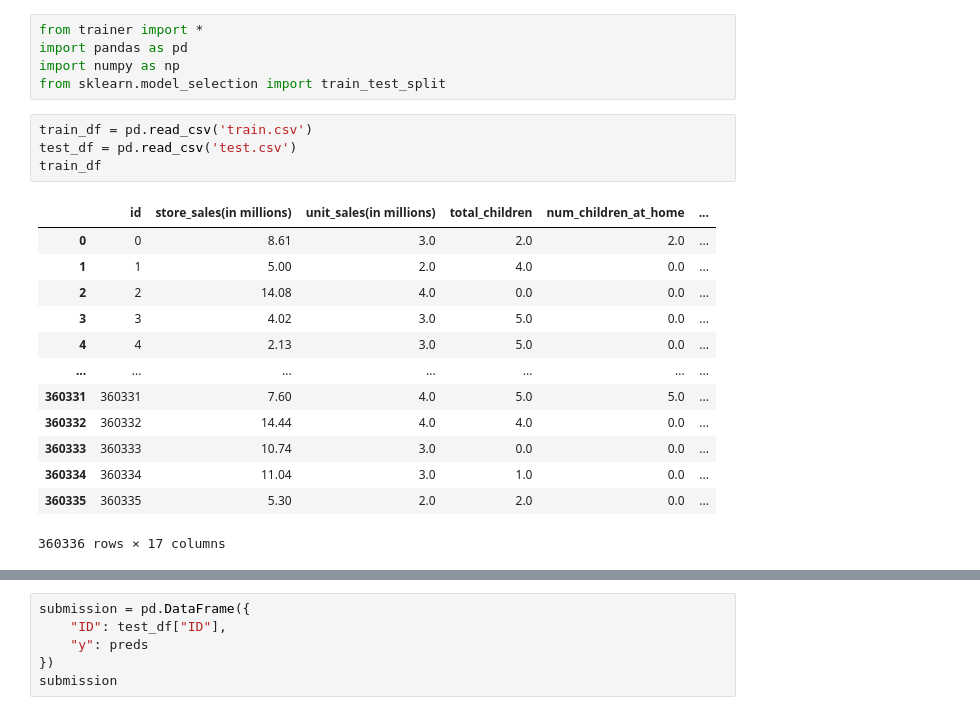
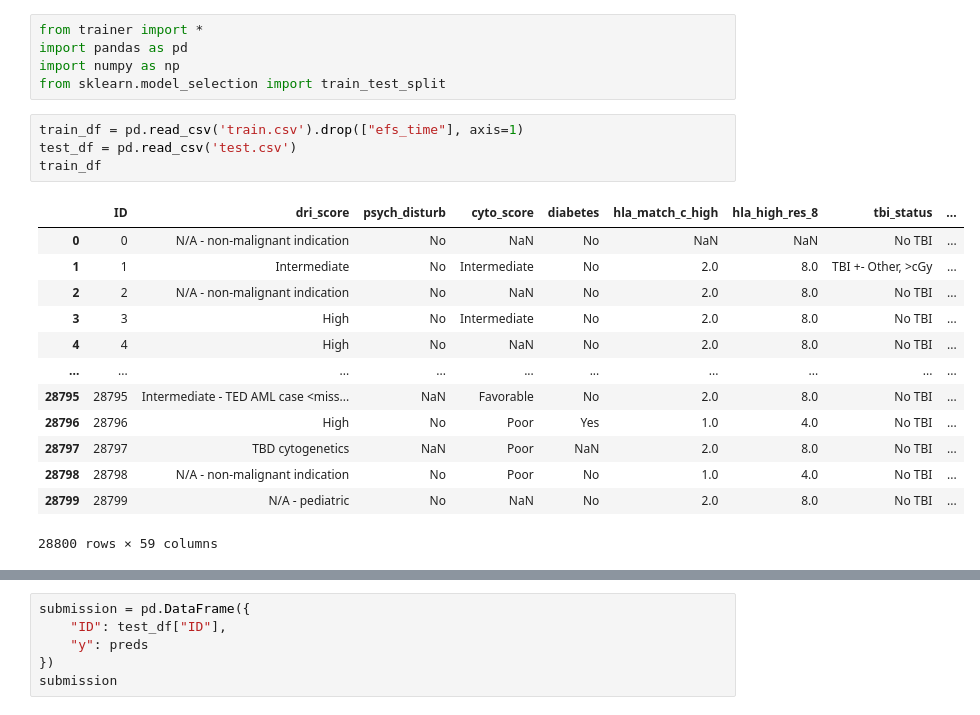
Before and after one commit to b-ionut-r/TabularAML, a Jupyter notebook: main.ipynb, the cells around one changed output, grey strips where cells are left out. Drawn from its saved outputs; the diff is of its cells as text.

```diff
--- a/main.ipynb
+++ b/main.ipynb
@@ -4,23 +4,23 @@ import pandas as pd
 import numpy as np
 from sklearn.model_selection import train_test_split
 # %%
-train_df = pd.read_csv('train.csv')
+train_df = pd.read_csv('train.csv').drop(["efs_time"], axis=1)
 test_df = pd.read_csv('test.csv')
 train_df
 # %% [output]
-|  | id | store_sales(in millions) | unit_sales(in millions) | total_children | num_children_at_home | ... |
-| 0 | 0 | 8.61 | 3.0 | 2.0 | 2.0 | ... |
-| 1 | 1 | 5.00 | 2.0 | 4.0 | 0.0 | ... |
-| 2 | 2 | 14.08 | 4.0 | 0.0 | 0.0 | ... |
-| 3 | 3 | 4.02 | 3.0 | 5.0 | 0.0 | ... |
-| 4 | 4 | 2.13 | 3.0 | 5.0 | 0.0 | ... |
-| ... | ... | ... | ... | ... | ... | ... |
-| 360331 | 360331 | 7.60 | 4.0 | 5.0 | 5.0 | ... |
-| 360332 | 360332 | 14.44 | 4.0 | 4.0 | 0.0 | ... |
-| 360333 | 360333 | 10.74 | 3.0 | 0.0 | 0.0 | ... |
-| 360334 | 360334 | 11.04 | 3.0 | 1.0 | 0.0 | ... |
-| 360335 | 360335 | 5.30 | 2.0 | 2.0 | 0.0 | ... |
+|  | ID | dri_score | psych_disturb | cyto_score | diabetes | hla_match_c_high | hla_high_res_8 | tbi_status | ... |
+| 0 | 0 | N/A - non-malignant indication | No | NaN | No | NaN | NaN | No TBI | ... |
+| 1 | 1 | Intermediate | No | Intermediate | No | 2.0 | 8.0 | TBI +- Other, >cGy | ... |
+| 2 | 2 | N/A - non-malignant indication | No | NaN | No | 2.0 | 8.0 | No TBI | ... |
+| 3 | 3 | High | No | Intermediate | No | 2.0 | 8.0 | No TBI | ... |
+| 4 | 4 | High | No | NaN | No | 2.0 | 8.0 | No TBI | ... |
+| ... | ... | ... | ... | ... | ... | ... | ... | ... | ... |
+| 28795 | 28795 | Intermediate - TED AML case <miss... | NaN | Favorable | No | 2.0 | 8.0 | No TBI | ... |
+| 28796 | 28796 | High | No | Poor | Yes | 1.0 | 4.0 | No TBI | ... |
+| 28797 | 28797 | TBD cytogenetics | NaN | Poor | NaN | 2.0 | 8.0 | No TBI | ... |
+| 28798 | 28798 | N/A - non-malignant indication | No | Poor | No | 1.0 | 4.0 | No TBI | ... |
+| 28799 | 28799 | N/A - pediatric | No | NaN | No | 2.0 | 8.0 | No TBI | ... |
-360336 rows × 17 columns
+28800 rows × 59 columns
 # %%
 train_df, eval_df = train_test_split(train_df, test_size=0.1, random_state=42)
 train_df
```
Also changed, not shown: parts of 12 cells of this notebook, 10 other files.
